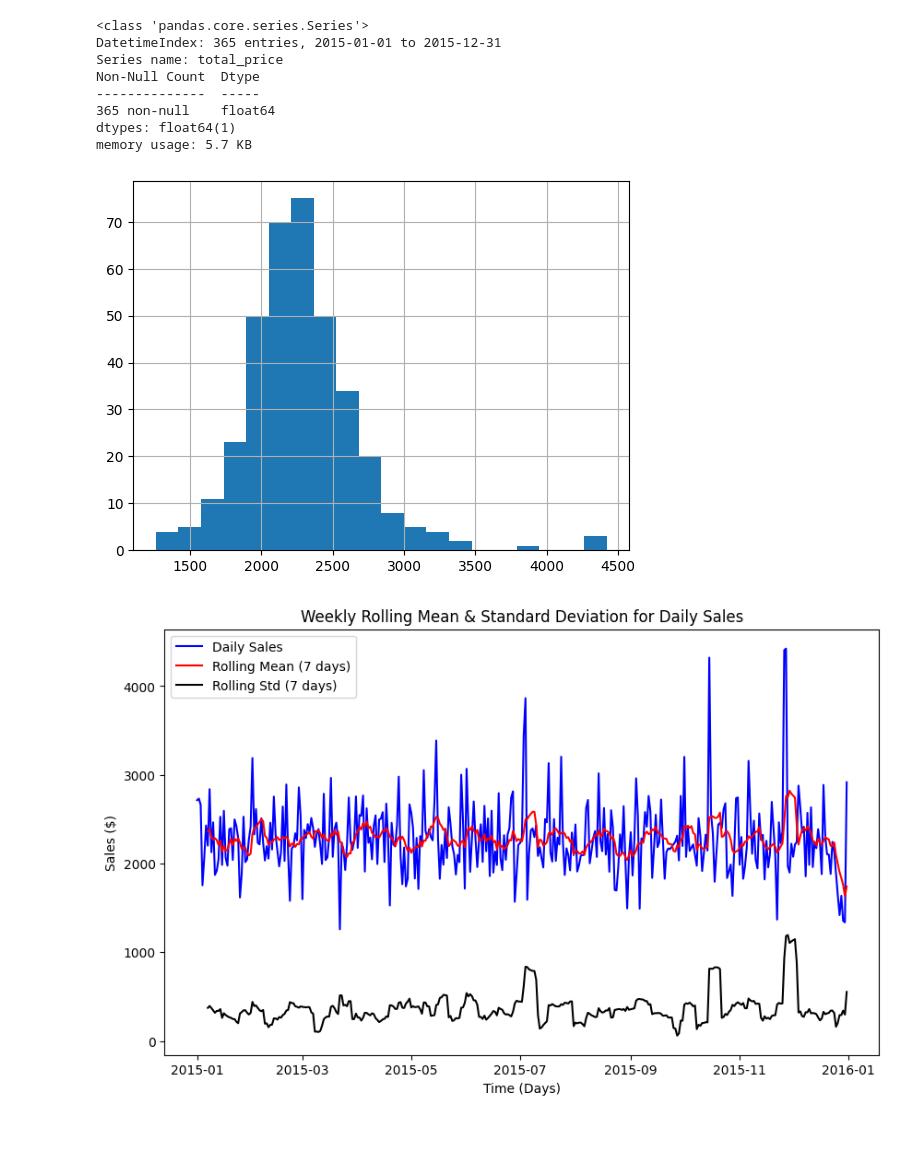
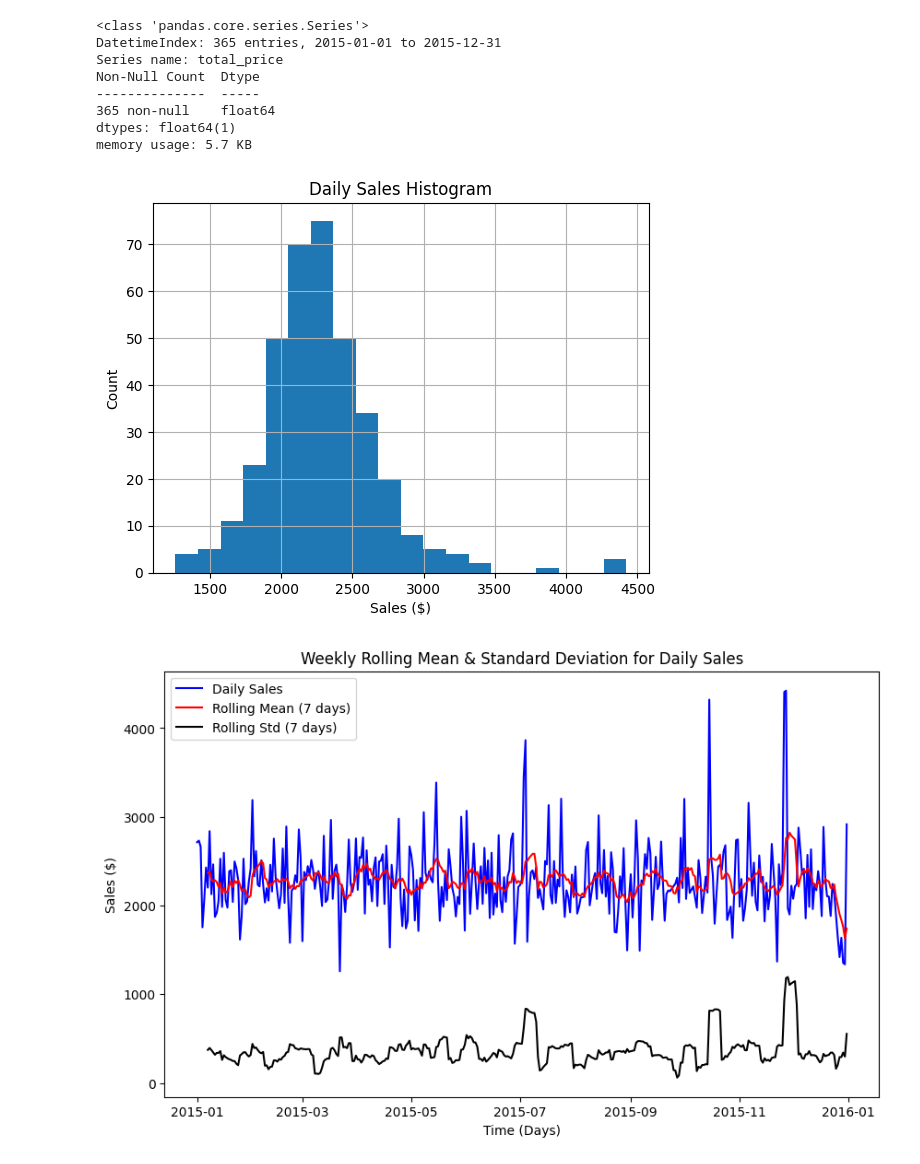
Before and after one commit to Caveexplorer/Kitchen-Sales-Forecasting, a Jupyter notebook: kitchen_sales_forecasting_eda.ipynb, the cells around one changed output. Cells and saved outputs as stored; diff of their text form; code cells hidden in the pictures; blank space fills up the shorter version.

Commit message:
Added axis labels and title for histogram.

```diff
--- a/kitchen_sales_forecasting_eda.ipynb
+++ b/kitchen_sales_forecasting_eda.ipynb
@@ -36,9 +36,12 @@ memory usage: 5.7 KB
 # %%
 # View the histogram of sales to get a sense of the distribution of the sample.
 by_days.hist(bins = 20)
+plt.title('Daily Sales Histogram')
+plt.xlabel('Sales ($)')
+plt.ylabel('Count')
 plt.show()
 # %% [output]
-[figure, old version]
+[figure, new version]
 # %%
 # Line plot of the total daily sales for the whole range of data: the year of 2015
 # Also included is the rolling average of sales and the rolling standard deviation of sales taken over a moving one week window
```
Also changed, not shown: parts of 1 cell of this notebook.
